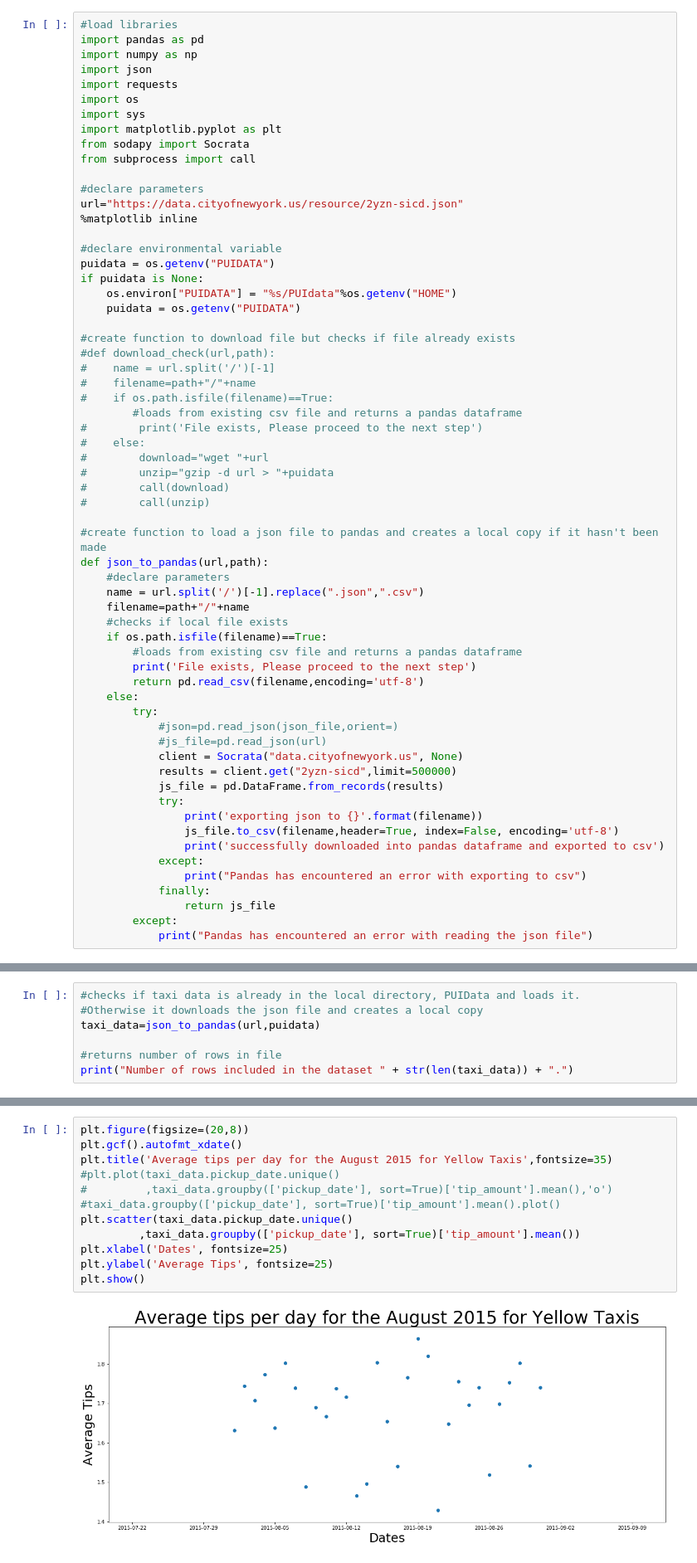
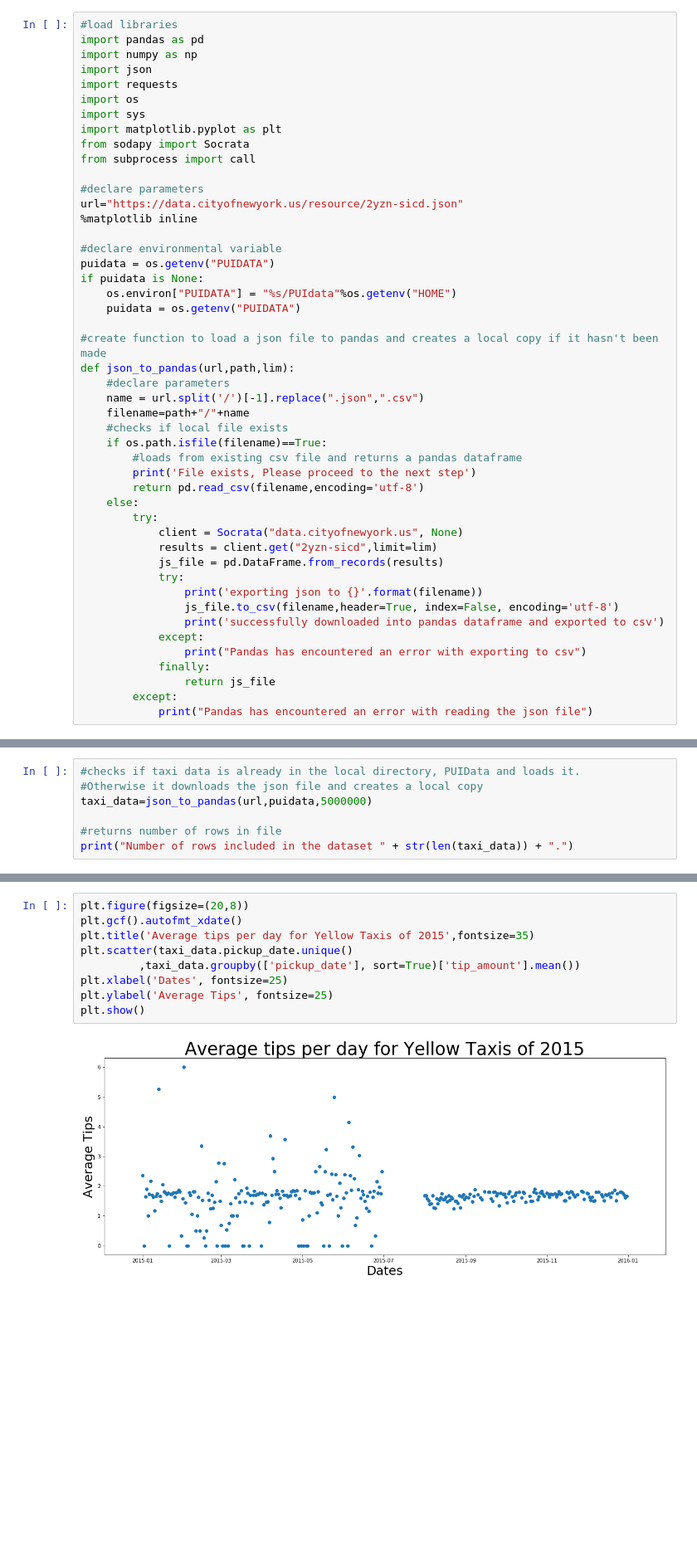
Before and after one commit to jinalklaulitz/PUI2018_msm796, a Jupyter notebook: HW3_msm796/Assignment_2_msm796.ipynb, the cells around one changed output, grey strips where cells are left out. Shown: that part at 83% size. Saved outputs shown, nothing was run; the diff lists cells and outputs as text; blank space fills up the shorter version.

```diff
--- a/HW3_msm796/Assignment_2_msm796.ipynb
+++ b/HW3_msm796/Assignment_2_msm796.ipynb
@@ -24,21 +26,8 @@ if puidata is None:
     os.environ["PUIDATA"] = "%s/PUIdata"%os.getenv("HOME")
     puidata = os.getenv("PUIDATA")
 
-#create function to download file but checks if file already exists
-#def download_check(url,path):
-#    name = url.split('/')[-1]
-#    filename=path+"/"+name
-#    if os.path.isfile(filename)==True:
-        #loads from existing csv file and returns a pandas dataframe
-#        print('File exists, Please proceed to the next step')
-#    else:
-#        download="wget "+url
-#        unzip="gzip -d url > "+puidata
-#        call(download)
-#        call(unzip)
-
 #create function to load a json file to pandas and creates a local copy if it hasn't been made
-def json_to_pandas(url,path):
+def json_to_pandas(url,path,lim):
     #declare parameters
     name = url.split('/')[-1].replace(".json",".csv")
     filename=path+"/"+name
@@ -49,10 +38,8 @@ def json_to_pandas(url,path):
         return pd.read_csv(filename,encoding='utf-8')
     else:
         try:
-            #json=pd.read_json(json_file,orient=)
-            #js_file=pd.read_json(url)
             client = Socrata("data.cityofnewyork.us", None)
-            results = client.get("2yzn-sicd",limit=500000)
+            results = client.get("2yzn-sicd",limit=lim)
             js_file = pd.DataFrame.from_records(results)
             try:
                 print('exporting json to {}'.format(filename))
@@ -101,7 +125,7 @@ yellow_frame=pd.read_csv(puidata+'/yellow_tripdata_2015-01-06.csv',encoding='utf
 # %%
 #checks if taxi data is already in the local directory, PUIData and loads it.
 #Otherwise it downloads the json file and creates a local copy
-taxi_data=json_to_pandas(url,puidata)
+taxi_data=json_to_pandas(url,puidata,5000000)
 
 #returns number of rows in file
 print("Number of rows included in the dataset " + str(len(taxi_data)) + ".")
@@ -171,14 +197,11 @@ dtype: object
 # %%
 plt.figure(figsize=(20,8))
 plt.gcf().autofmt_xdate()
-plt.title('Average tips per day for the August 2015 for Yellow Taxis',fontsize=35)
-#plt.plot(taxi_data.pickup_date.unique()
-#         ,taxi_data.groupby(['pickup_date'], sort=True)['tip_amount'].mean(),'o')
-#taxi_data.groupby(['pickup_date'], sort=True)['tip_amount'].mean().plot()
+plt.title('Average tips per day for Yellow Taxis of 2015',fontsize=35)
 plt.scatter(taxi_data.pickup_date.unique()
          ,taxi_data.groupby(['pickup_date'], sort=True)['tip_amount'].mean())
 plt.xlabel('Dates', fontsize=25)
 plt.ylabel('Average Tips', fontsize=25)
 plt.show()
 # %% [output]
-[figure, old version]
+[figure, new version]
```
Also changed, not shown: parts of 39 cells of this notebook.
